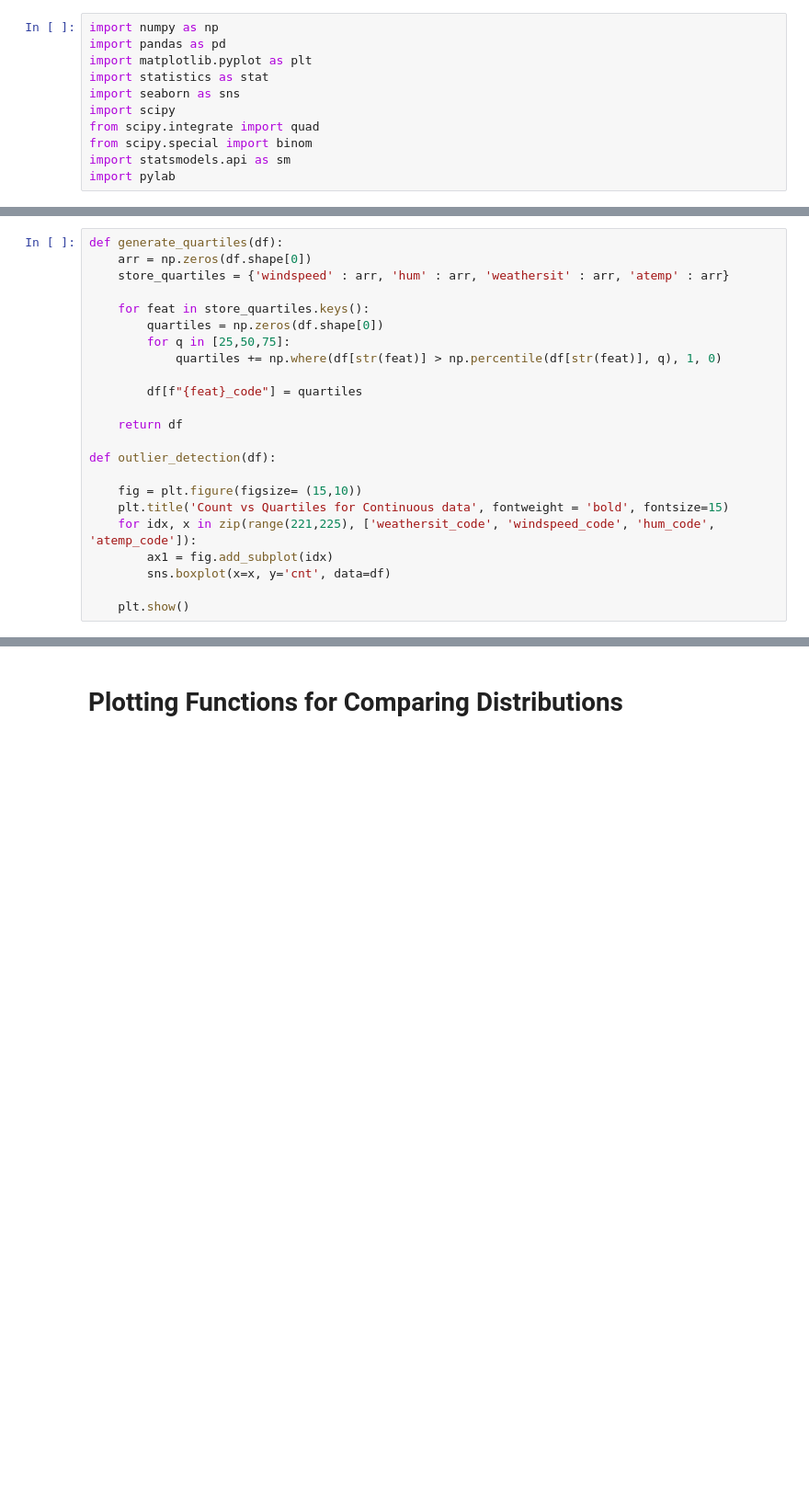
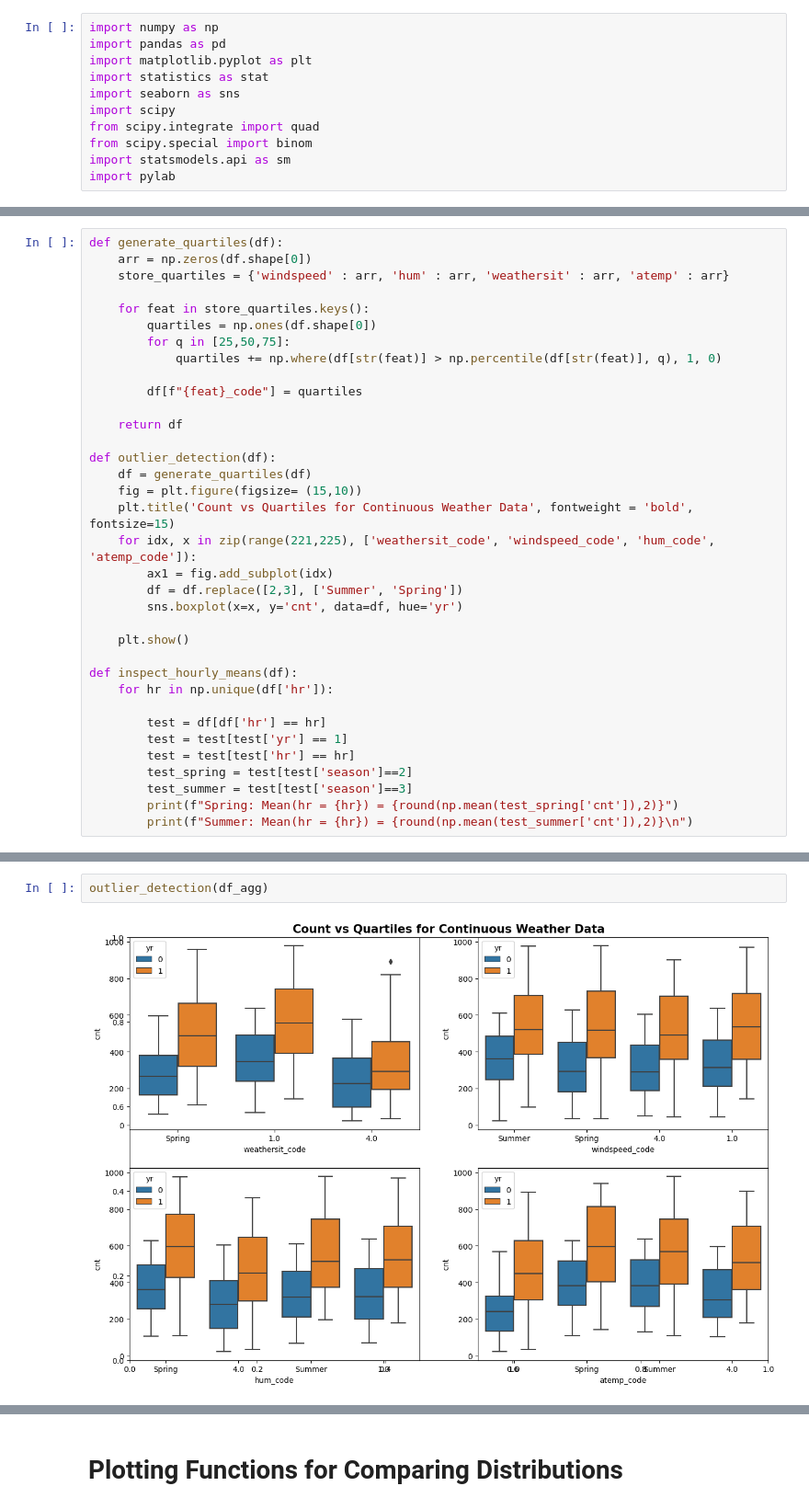
Before and after one commit to eirikbaekkelund/BikeSharing, a Jupyter notebook: develop_E.ipynb, the cells around one changed output, grey strips where cells are left out. Shown at 92% size. Saved outputs shown, nothing was run; the diff lists cells and outputs as text; blank space fills up the shorter version.

```diff
--- a/develop_E.ipynb
+++ b/develop_E.ipynb
@@ -70,7 +109,7 @@ def generate_quartiles(df):
     store_quartiles = {'windspeed' : arr, 'hum' : arr, 'weathersit' : arr, 'atemp' : arr}
 
     for feat in store_quartiles.keys():
-        quartiles = np.zeros(df.shape[0])
+        quartiles = np.ones(df.shape[0])
         for q in [25,50,75]:
             quartiles += np.where(df[str(feat)] > np.percentile(df[str(feat)], q), 1, 0)
 
@@ -79,11 +118,23 @@ def generate_quartiles(df):
     return df
 
 def outlier_detection(df):
-
+    df = generate_quartiles(df)
     fig = plt.figure(figsize= (15,10))
-    plt.title('Count vs Quartiles for Continuous data', fontweight = 'bold', fontsize=15)
+    plt.title('Count vs Quartiles for Continuous Weather Data', fontweight = 'bold', fontsize=15)
     for idx, x in zip(range(221,225), ['weathersit_code', 'windspeed_code', 'hum_code', 'atemp_code']):
         ax1 = fig.add_subplot(idx)
-        sns.boxplot(x=x, y='cnt', data=df)
+        df = df.replace([2,3], ['Summer', 'Spring'])
+        sns.boxplot(x=x, y='cnt', data=df, hue='yr')
 
     plt.show()
+
+def inspect_hourly_means(df):
+    for hr in np.unique(df['hr']):
+
+        test = df[df['hr'] == hr]
+        test = test[test['yr'] == 1]
+        test = test[test['hr'] == hr]
+        test_spring = test[test['season']==2]
+        test_summer = test[test['season']==3]
+        print(f"Spring: Mean(hr = {hr}) = {round(np.mean(test_spring['cnt']),2)}")
+        print(f"Summer: Mean(hr = {hr}) = {round(np.mean(test_summer['cnt']),2)}\n")
@@ -150,0 +141,4 @@ filtered_seasons = collect_data()
+# %%
+outlier_detection(df_agg)
+# %% [output]
+[figure, added]
```
Also changed, not shown: parts of 47 cells of this notebook, 10 other files.
